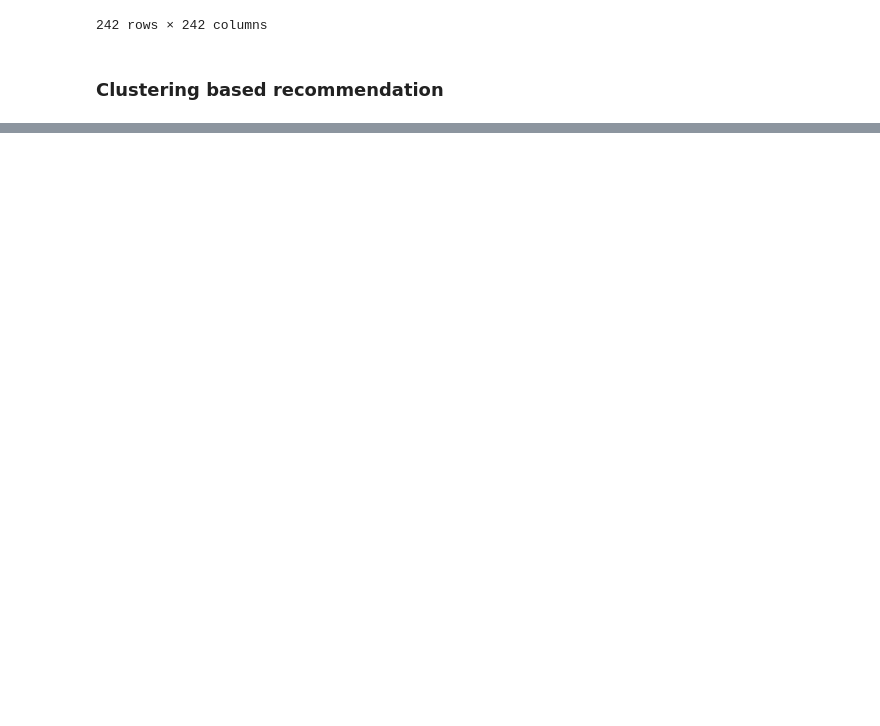
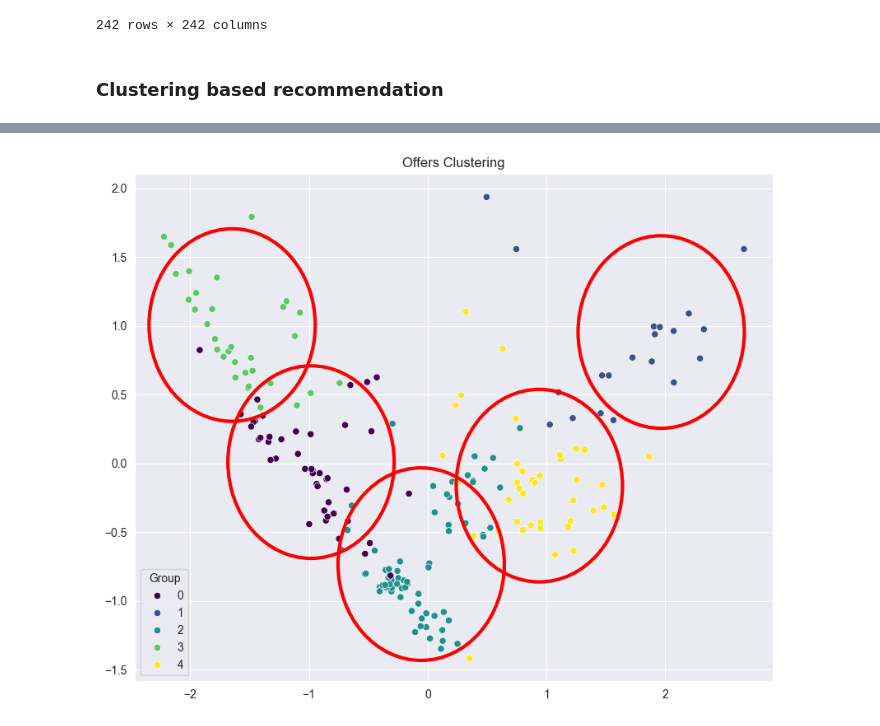
Before and after one commit to antoninoLorenzo/RecommenderSystem_TC, a Jupyter notebook: demo/notebooks/test_offers_1/test.ipynb, the cells around one changed output, grey strips where cells are left out. Cells and saved outputs as stored; diff of their text form; code cells hidden in the pictures; blank space fills up the shorter version.

Commit message:
Offers Clustering Plot

```diff
--- a/demo/notebooks/test_offers_1/test.ipynb
+++ b/demo/notebooks/test_offers_1/test.ipynb
@@ -262,7 +272,7 @@ def kmeans_silhouette(frame: pd.DataFrame,
 max_value = -2
 best_value = 0
 for k in range(2, 8):
-    tmp_kmeans = KMeans(n_clusters=k, init='k-means++', n_init=10, random_state=42)
+    tmp_kmeans = KMeans(n_clusters=k, init='k-means++', n_init=5, random_state=42)
     labels = tmp_kmeans.fit_predict(distance_matrix)
     offers_frame['Group'] = labels
 
@@ -295,5 +305,6 @@ Value for 7: 0.016
 # %%
 # --- best
-kmeans = KMeans(n_clusters=best_value, init='k-means++', n_init=10, random_state=42)
+# k-means++ is best for high-dimensional data
+kmeans = KMeans(n_clusters=5, init='k-means++', n_init=5, random_state=42)
 labels = kmeans.fit_predict(distance_matrix)
 offers_frame['Group'] = labels
@@ -300,11 +316,24 @@ offers_frame['Group'] = labels
 # %%
-def _similar_offers_with_cluster(offer_id: int) -> list:
-    target_group = offers_frame.loc[offer_id, 'Group']
-    return list(
-        offers_frame[
-            offers_frame['Group'] == target_group
-        ].index
-    )
+from sklearn.decomposition import PCA
+from matplotlib.patches import Circle
 
-def similar_offers_with_cluster(offer_id: int) -> list:
-    return [offers_frame.iloc[oid] for oid in _similar_offers_with_cluster(offer_id)]
+
+pca = PCA(2)
+group_labels = offers_frame['Group']
+reduced_data = pca.fit_transform(distance_matrix)
+
+plt.figure(figsize=(10, 8))
+sns.scatterplot(x=reduced_data[:,0], y=reduced_data[:,1], hue=group_labels, palette='viridis')
+plt.title('Offers Clustering')
+
+groups = group_labels.unique()
+for group in groups:
+    group_data = reduced_data[labels == group]
+    mean_x = group_data[:, 0].mean()
+    mean_y = group_data[:, 1].mean()
+    circle = Circle((mean_x, mean_y), 0.7, fill=False, linewidth=3, edgecolor='red')
+    plt.gca().add_artist(circle)
+
+plt.show()
+# %% [output]
+[figure, added]
```
Also changed, not shown: parts of 12 cells of this notebook.
